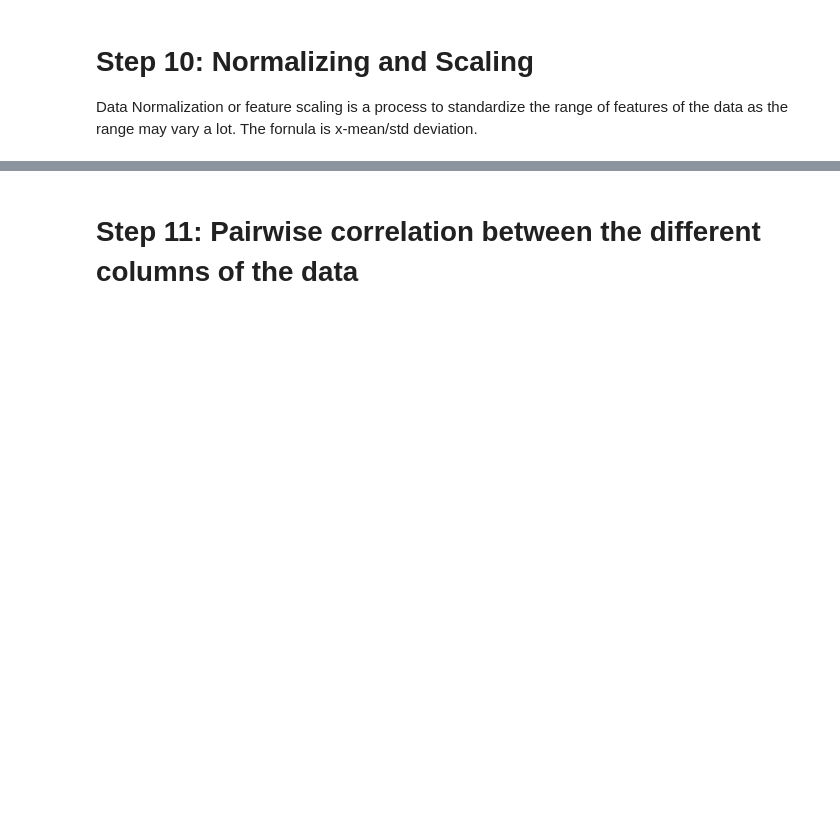
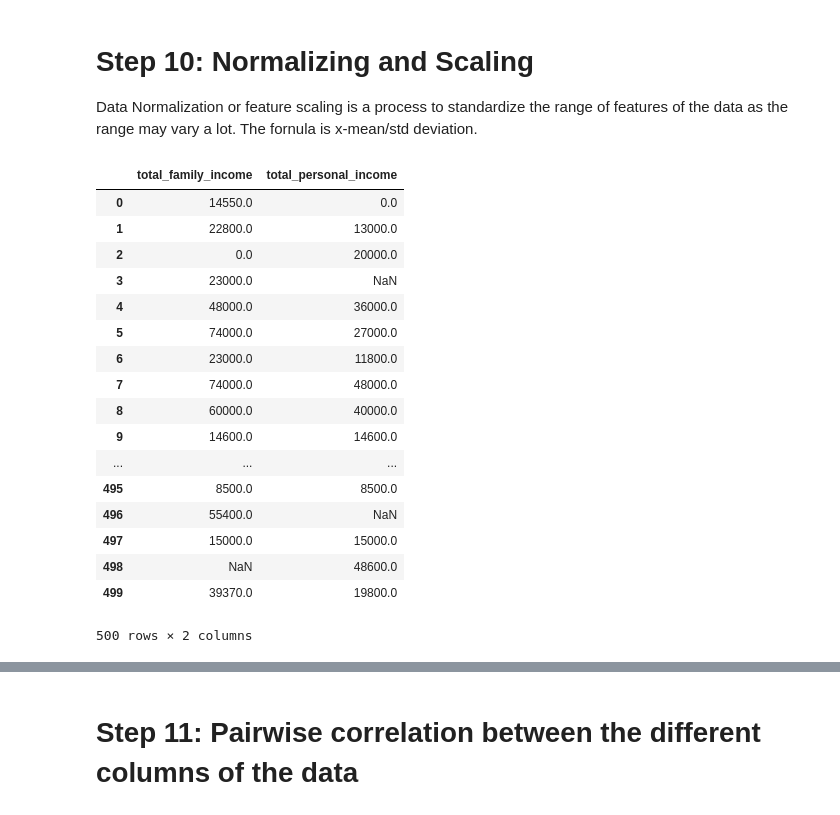
Before and after one commit to WeiLi0105/Math2212_Li, a Jupyter notebook: Midterm Project/Midterm Project .ipynb, the cells around one changed output, grey strips where cells are left out. Drawn from its saved outputs; the diff is of its cells as text; code cells hidden in the pictures; blank space fills up the shorter version.

```diff
--- a/Midterm Project/Midterm Project .ipynb
+++ b/Midterm Project/Midterm Project .ipynb
@@ -179,0 +180,25 @@ scaler = StandardScaler()
+# %%
+#In this case, since only the numerical data can be normalized, so I create a new dataframe
+census_numerical = pd.read_csv('census.csv',
+                  na_values = ':' ,
+                  usecols = [ 'total_family_income' , 'total_personal_income'])
+census_numerical
+# %% [output]
+|  | total_family_income | total_personal_income |
+| 0 | 14550.0 | 0.0 |
+| 1 | 22800.0 | 13000.0 |
+| 2 | 0.0 | 20000.0 |
+| 3 | 23000.0 | NaN |
+| 4 | 48000.0 | 36000.0 |
+| 5 | 74000.0 | 27000.0 |
+| 6 | 23000.0 | 11800.0 |
+| 7 | 74000.0 | 48000.0 |
+| 8 | 60000.0 | 40000.0 |
+| 9 | 14600.0 | 14600.0 |
+| ... | ... | ... |
+| 495 | 8500.0 | 8500.0 |
+| 496 | 55400.0 | NaN |
+| 497 | 15000.0 | 15000.0 |
+| 498 | NaN | 48600.0 |
+| 499 | 39370.0 | 19800.0 |
+500 rows × 2 columns
```
Also changed, not shown: parts of 3 cells of this notebook.
